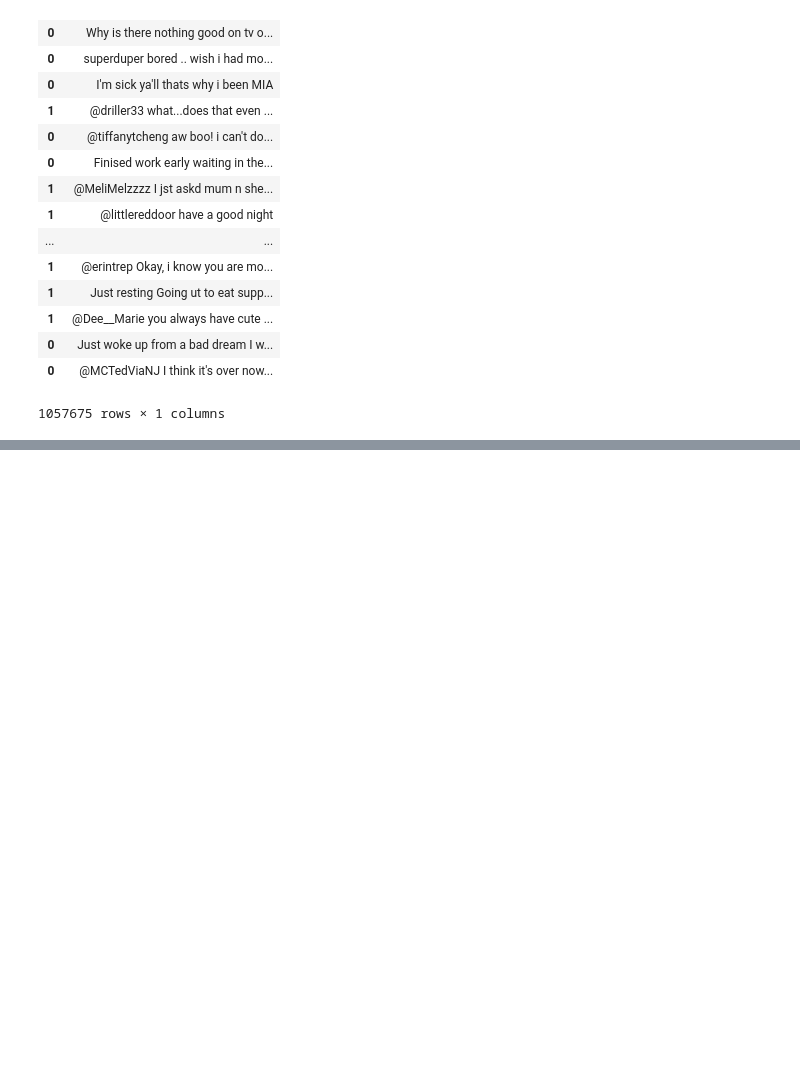
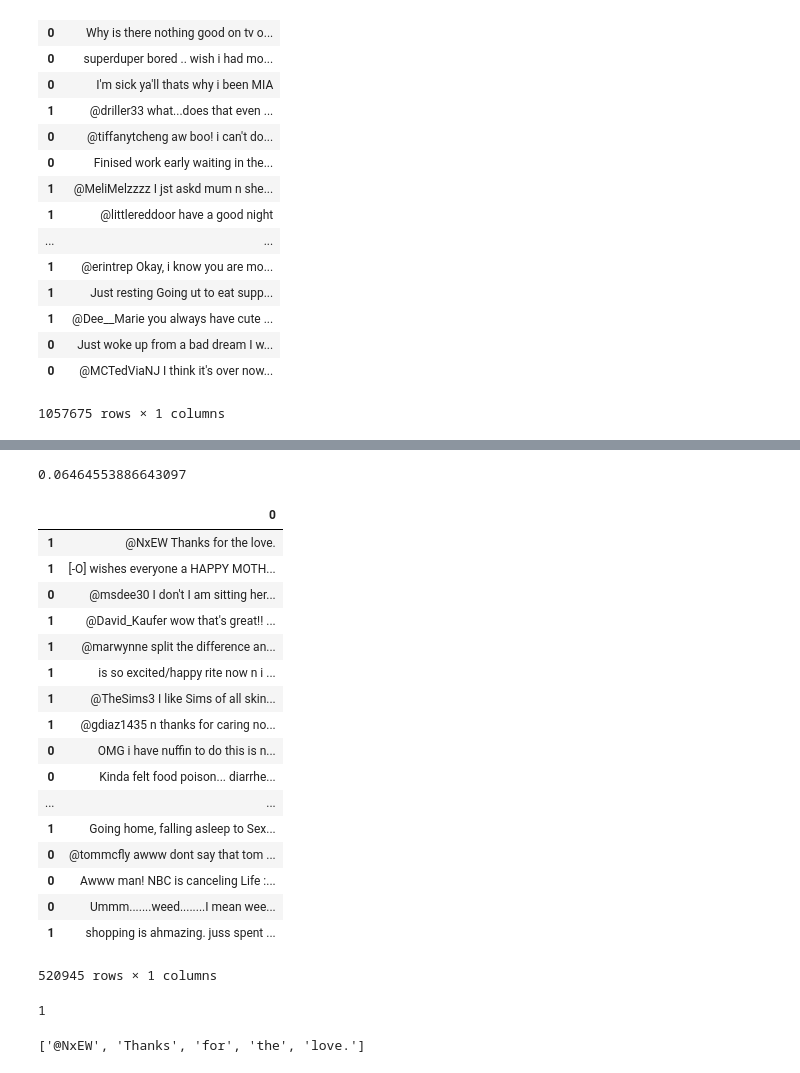
Before and after one commit to nicwigs/482, a Jupyter notebook: project/trainSentiment.ipynb, the cells around one changed output, grey strips where cells are left out. Drawn from its saved outputs; the diff is of its cells as text; code cells hidden in the pictures; blank space fills up the shorter version.

```diff
--- a/project/trainSentiment.ipynb
+++ b/project/trainSentiment.ipynb
@@ -70,0 +121,26 @@ train.to_csv('../../project/data/opinion/train.data', sep='\t',header=False)
+# %%
+cpp['around']
+# %% [output]
+0.06464553886643097
+# %%
+test = pd.DataFrame(X_test,y_test)
+test
+# %% [output]
+|  | 0 |
+| 1 | @NxEW Thanks for the love. |
+| 1 | [-O] wishes everyone a HAPPY MOTH... |
+| 0 | @msdee30 I don't I am sitting her... |
+| 1 | @David_Kaufer wow that's great!! ... |
+| 1 | @marwynne split the difference an... |
+| 1 | is so excited/happy rite now n i ... |
+| 1 | @TheSims3 I like Sims of all skin... |
+| 1 | @gdiaz1435 n thanks for caring no... |
+| 0 | OMG i have nuffin to do this is n... |
+| 0 | Kinda felt food poison... diarrhe... |
+| ... | ... |
+| 1 | Going home, falling asleep to Sex... |
+| 0 | @tommcfly awww dont say that tom ... |
+| 0 | Awww man! NBC is canceling Life :... |
+| 0 | Ummm.......weed........I mean wee... |
+| 1 | shopping is ahmazing. juss spent ... |
+520945 rows × 1 columns
@@ -70,0 +162,8 @@ train.to_csv('../../project/data/opinion/train.data', sep='\t',header=False)
+# %%
+for index,row in test.iterrows():
+    print(predict(row[0],cpp,cpn))
+    break
+testl
+# %% [output]
+1
+['@NxEW', 'Thanks', 'for', 'the', 'love.']
```
Also changed, not shown: parts of 13 cells of this notebook.
